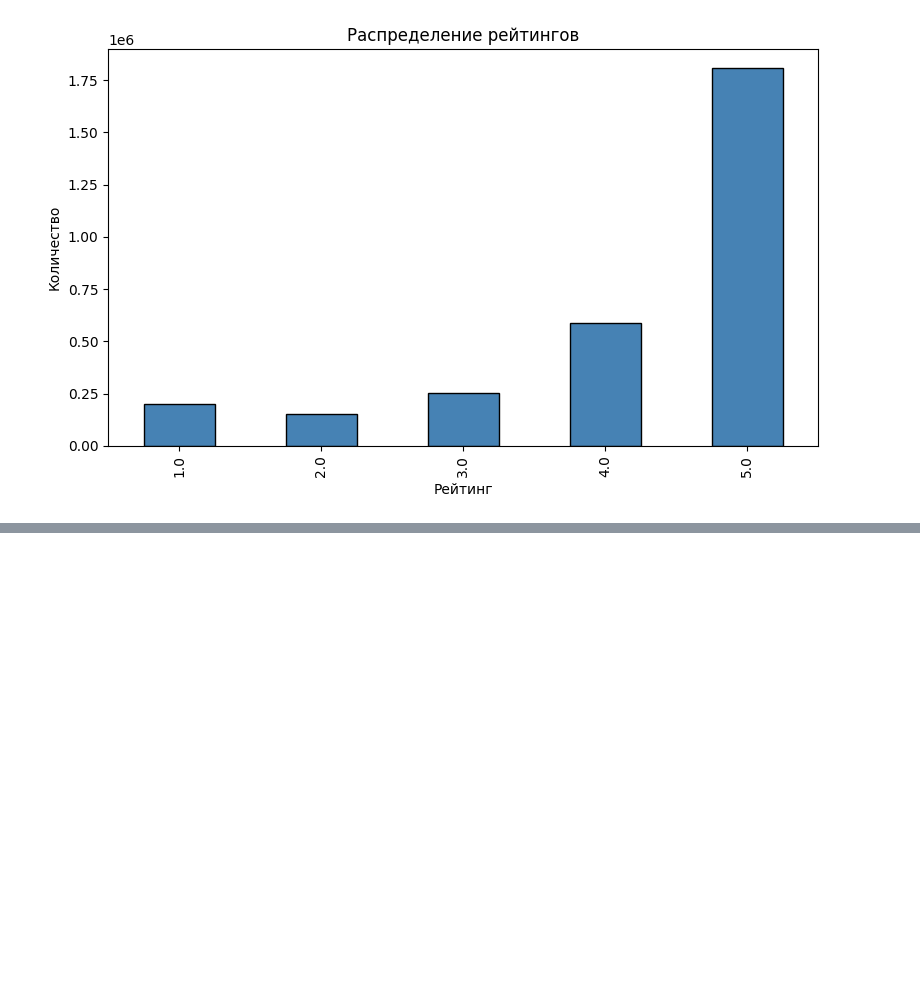
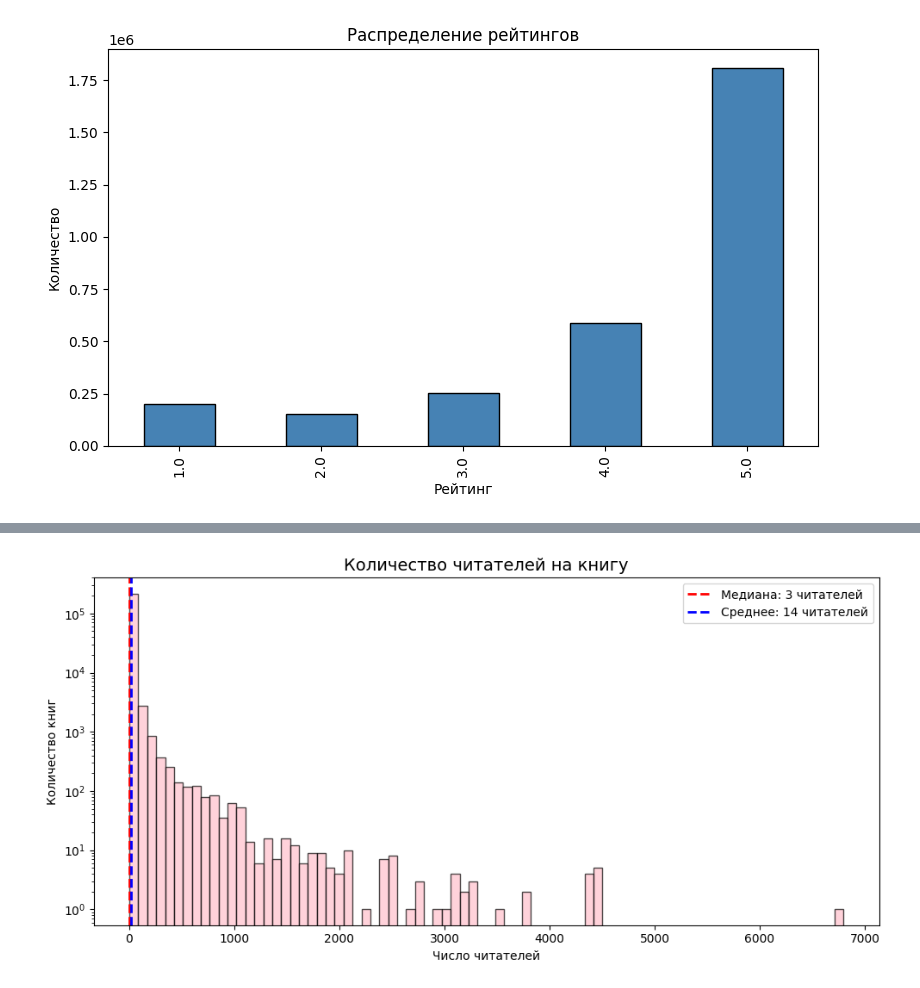
Before and after one commit to Katerina676/sasrec-ebs, a Jupyter notebook: eda.ipynb, the cells around one changed output, grey strips where cells are left out. Drawn from its saved outputs; the diff is of its cells as text; code cells hidden in the pictures; blank space fills up the shorter version.

```diff
--- a/eda.ipynb
+++ b/eda.ipynb
@@ -80,0 +208,18 @@ plt.show()
+# %%
+# Популярность книг
+plt.figure(figsize=(10, 5))
+book_cnt = df.groupby('book_id').size()  # сколько читателей у каждой книги
+plt.hist(book_cnt, bins=80, color='pink', edgecolor='black', alpha=0.7)
+plt.axvline(book_cnt.median(), color='red', linestyle='--', linewidth=2,
+            label=f'Медиана: {book_cnt.median():.0f} читателей')
+plt.axvline(book_cnt.mean(), color='blue', linestyle='--', linewidth=2,
+            label=f'Среднее: {book_cnt.mean():.0f} читателей')
+plt.title('Количество читателей на книгу', fontsize=14)
+plt.xlabel('Число читателей')
+plt.ylabel('Количество книг')
+plt.yscale('log')
+plt.legend()
+plt.tight_layout()
+plt.show()
+# %% [output]
+[figure, added]
```
Also changed, not shown: parts of 18 cells of this notebook.
